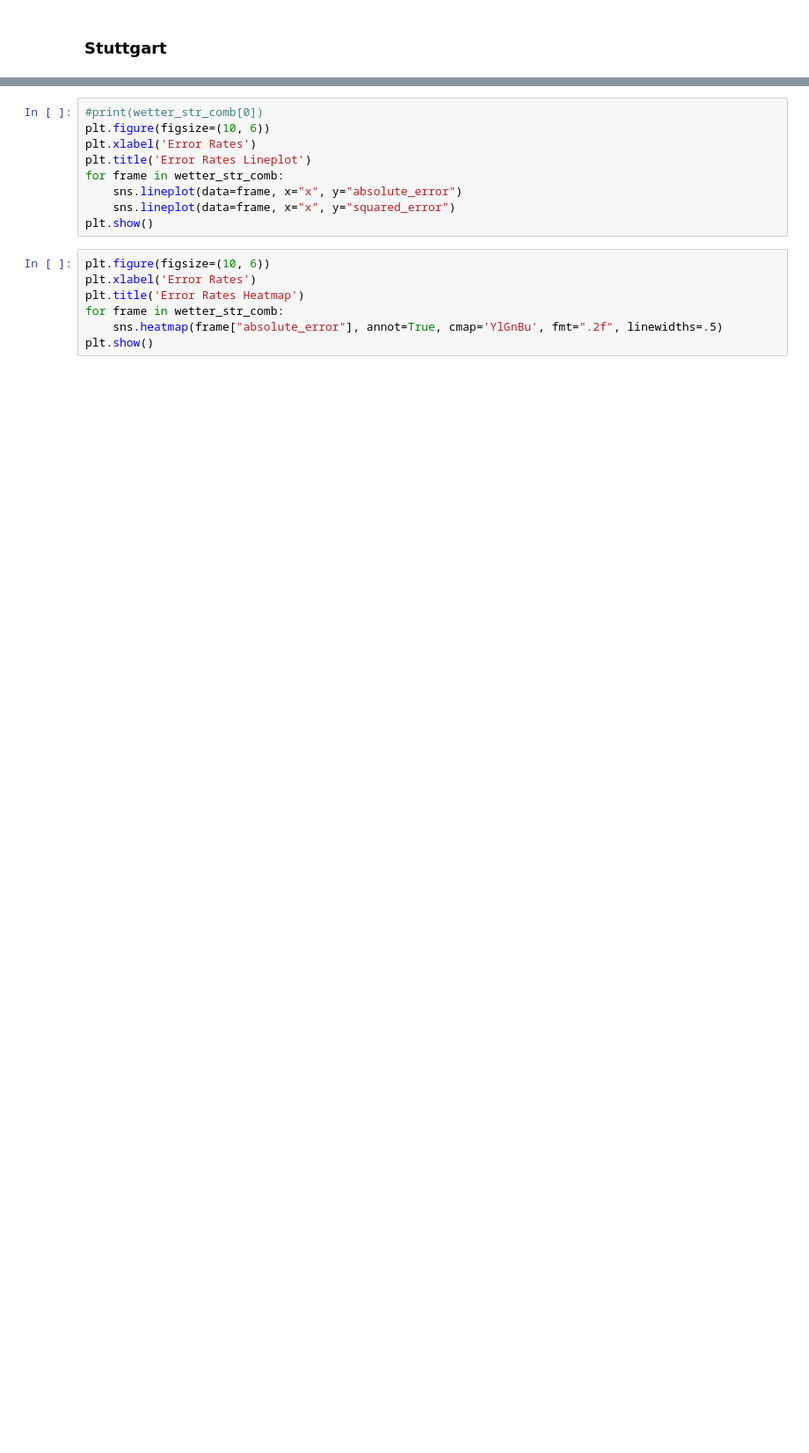
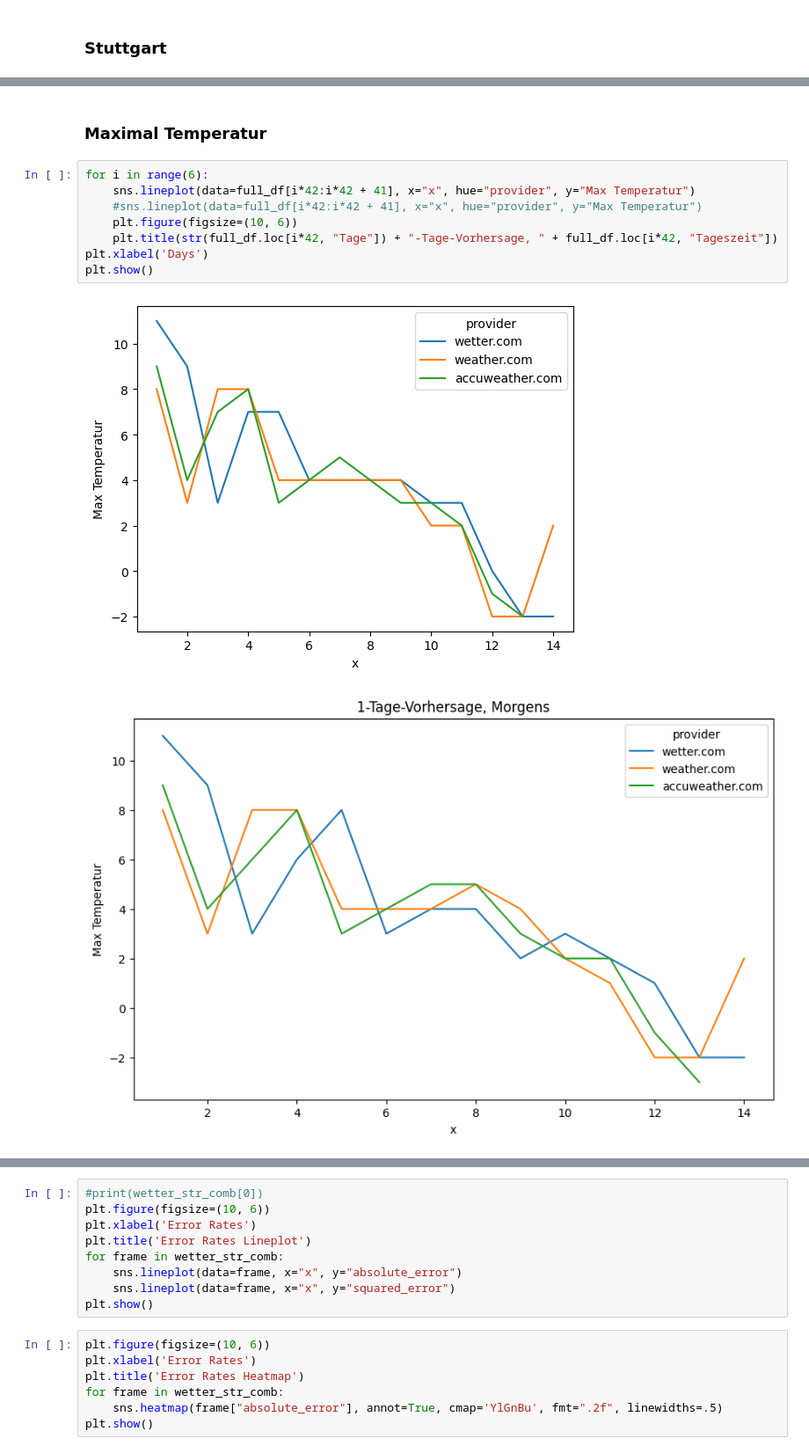
Before and after one commit to jonasfertig/experimental-Winfo, a Jupyter notebook: analysis.ipynb, the cells around one changed output, grey strips where cells are left out. Shown at 88% size. Cells and saved outputs as stored; diff of their text form; blank space fills up the shorter version.

```diff
--- a/analysis.ipynb
+++ b/analysis.ipynb
@@ -186,0 +226,13 @@ sns.lineplot(data=wetter_str_comb[0], x="x", y=["absolute_error", "squared_error
+# %% [markdown]
+### Maximal Temperatur
+# %%
+for i in range(6):
+    sns.lineplot(data=full_df[i*42:i*42 + 41], x="x", hue="provider", y="Max Temperatur")
+    #sns.lineplot(data=full_df[i*42:i*42 + 41], x="x", hue="provider", y="Max Temperatur")
+    plt.figure(figsize=(10, 6))
+    plt.title(str(full_df.loc[i*42, "Tage"]) + "-Tage-Vorhersage, " + full_df.loc[i*42, "Tageszeit"])
+plt.xlabel('Days')
+plt.show()
+# %% [output]
+[figure, added]
+[figure, added]
```
Also changed, not shown: parts of 15 cells of this notebook.
